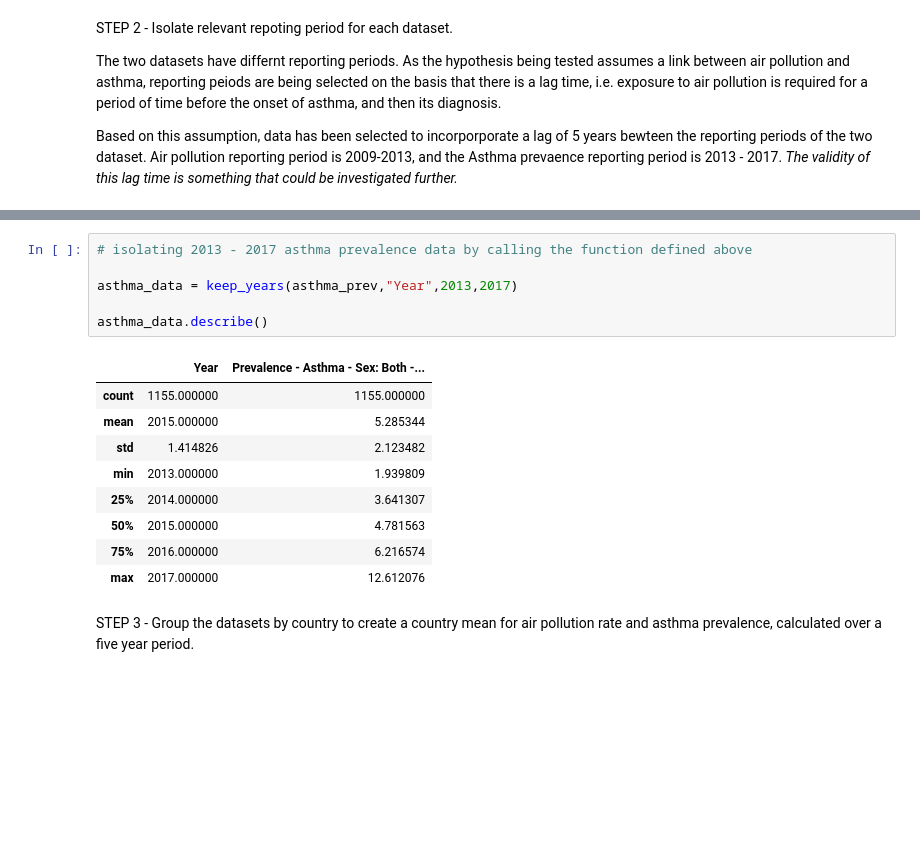
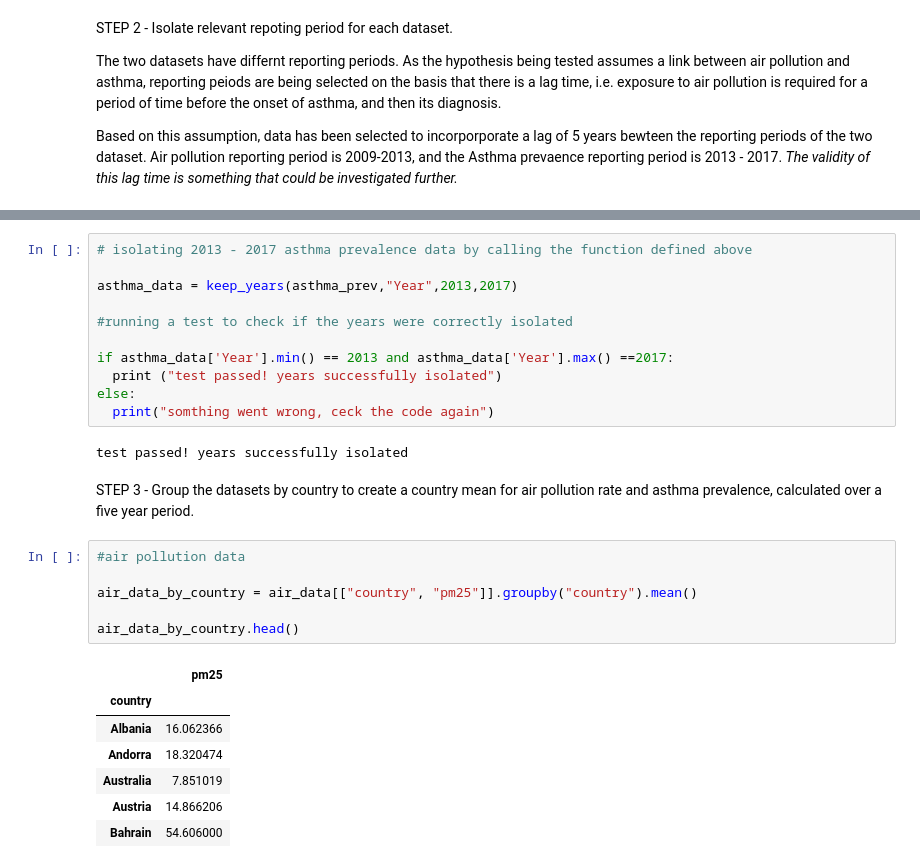
Before and after one commit to claret003/pythoncourse, a Jupyter notebook: Project.ipynb, the cells around one changed output, grey strips where cells are left out. Drawn from its saved outputs; the diff is of its cells as text; blank space fills up the shorter version.

```diff
--- a/Project.ipynb
+++ b/Project.ipynb
@@ -157,16 +155,27 @@ air_data.describe() #using this to check the max and min year, making sure that
 
 asthma_data = keep_years(asthma_prev,"Year",2013,2017)
 
-asthma_data.describe()
+#running a test to check if the years were correctly isolated
+
+if asthma_data['Year'].min() == 2013 and asthma_data['Year'].max() ==2017:
+  print ("test passed! years successfully isolated")
+else:
+  print("somthing went wrong, ceck the code again")
 # %% [output]
-|  | Year | Prevalence - Asthma - Sex: Both -... |
-| count | 1155.000000 | 1155.000000 |
-| mean | 2015.000000 | 5.285344 |
-| std | 1.414826 | 2.123482 |
-| min | 2013.000000 | 1.939809 |
-| 25% | 2014.000000 | 3.641307 |
-| 50% | 2015.000000 | 4.781563 |
-| 75% | 2016.000000 | 6.216574 |
-| max | 2017.000000 | 12.612076 |
+test passed! years successfully isolated
 # %% [markdown]
 STEP 3 - Group the datasets by country to create a country mean for air pollution rate and asthma prevalence, calculated over a five year period.
+# %%
+#air pollution data
+
+air_data_by_country = air_data[["country", "pm25"]].groupby("country").mean()
+
+air_data_by_country.head()
+# %% [output]
+|  | pm25 |
+| country |  |
+| Albania | 16.062366 |
+| Andorra | 18.320474 |
+| Australia | 7.851019 |
+| Austria | 14.866206 |
+| Bahrain | 54.606000 |
```
Also changed, not shown: parts of 2 cells of this notebook.
